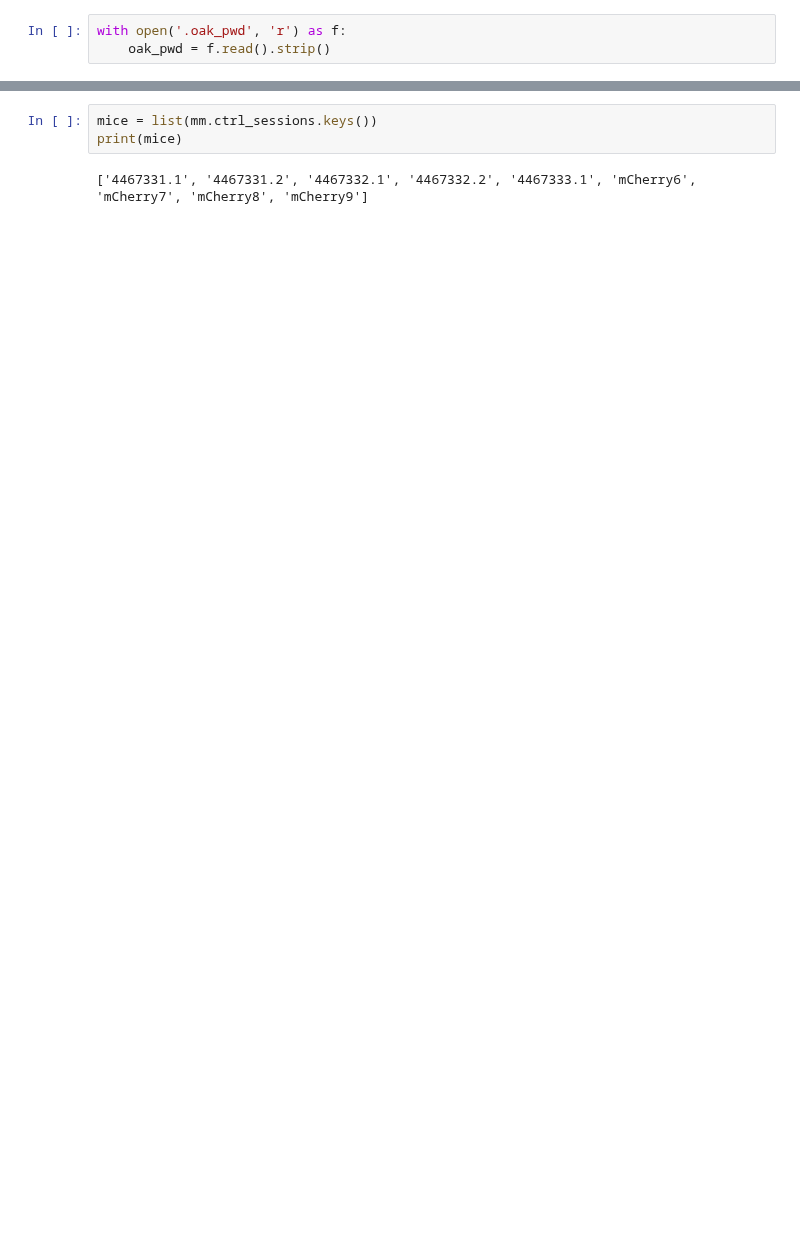
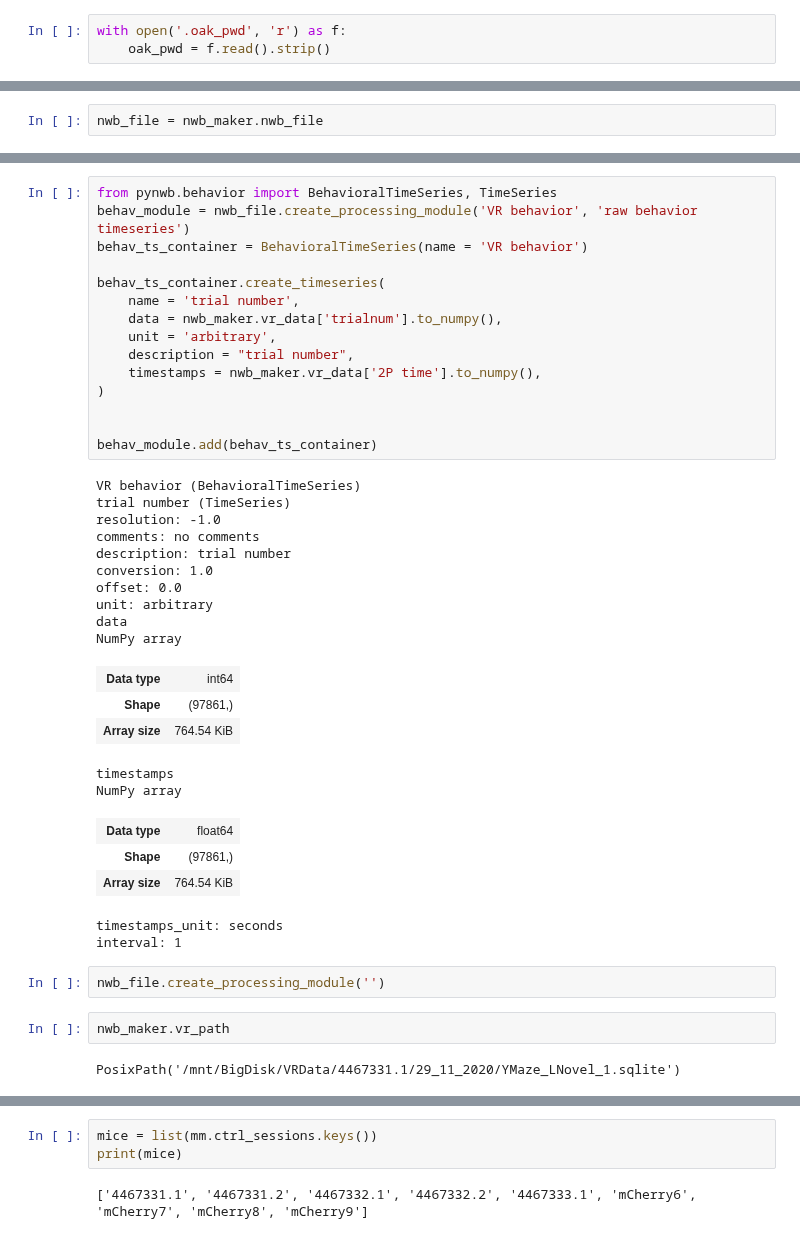
Before and after one commit to GiocomoLab/STX3KO_analyses, a Jupyter notebook: notebooks/create_nwb/create_nwb.ipynb, the cells around one changed output, grey strips where cells are left out. Drawn from its saved outputs; the diff is of its cells as text; blank space fills up the shorter version.

```diff
--- a/notebooks/create_nwb/create_nwb.ipynb
+++ b/notebooks/create_nwb/create_nwb.ipynb
@@ -16,0 +61,2 @@ with open('.oak_pwd', 'r') as f:
+# %%
+nwb_file = nwb_maker.nwb_file
@@ -16,0 +72,42 @@ with open('.oak_pwd', 'r') as f:
+# %%
+from pynwb.behavior import BehavioralTimeSeries, TimeSeries
+behav_module = nwb_file.create_processing_module('VR behavior', 'raw behavior timeseries')
+behav_ts_container = BehavioralTimeSeries(name = 'VR behavior')
+
+behav_ts_container.create_timeseries(
+    name = 'trial number',
+    data = nwb_maker.vr_data['trialnum'].to_numpy(),
+    unit = 'arbitrary',
+    description = "trial number",
+    timestamps = nwb_maker.vr_data['2P time'].to_numpy(),
+)
+
+
+behav_module.add(behav_ts_container)
+# %% [output]
+VR behavior (BehavioralTimeSeries)
+trial number (TimeSeries)
+resolution: -1.0
+comments: no comments
+description: trial number
+conversion: 1.0
+offset: 0.0
+unit: arbitrary
+data
+NumPy array
+| Data type | int64 |
+| Shape | (97861,) |
+| Array size | 764.54 KiB |
+timestamps
+NumPy array
+| Data type | float64 |
+| Shape | (97861,) |
+| Array size | 764.54 KiB |
+timestamps_unit: seconds
+interval: 1
+# %%
+nwb_file.create_processing_module('')
+# %%
+nwb_maker.vr_path
+# %% [output]
+PosixPath('/mnt/BigDisk/VRData/4467331.1/29_11_2020/YMaze_LNovel_1.sqlite')
```
Also changed, not shown: parts of 23 cells of this notebook, 4 other files.
